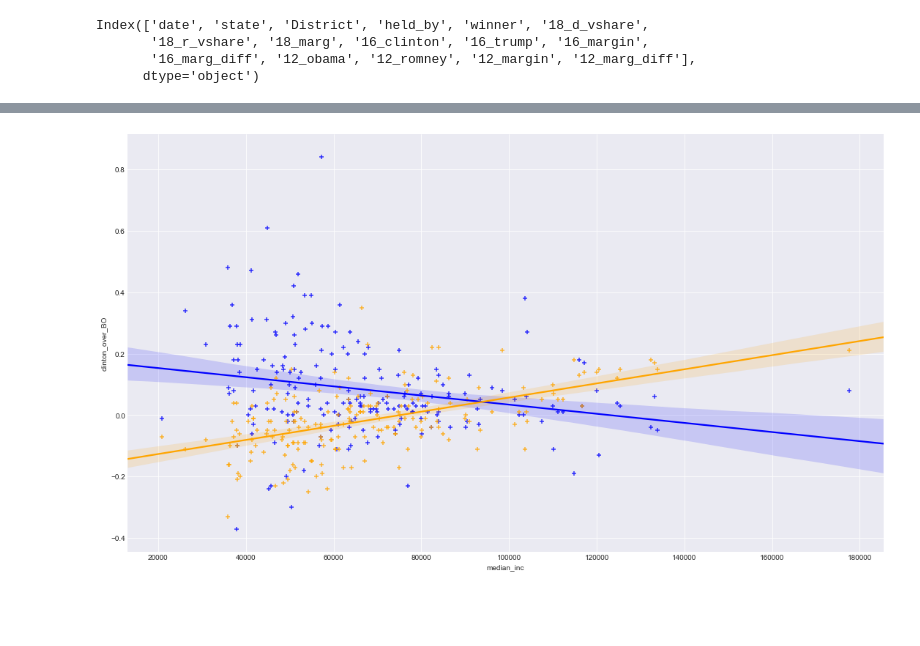
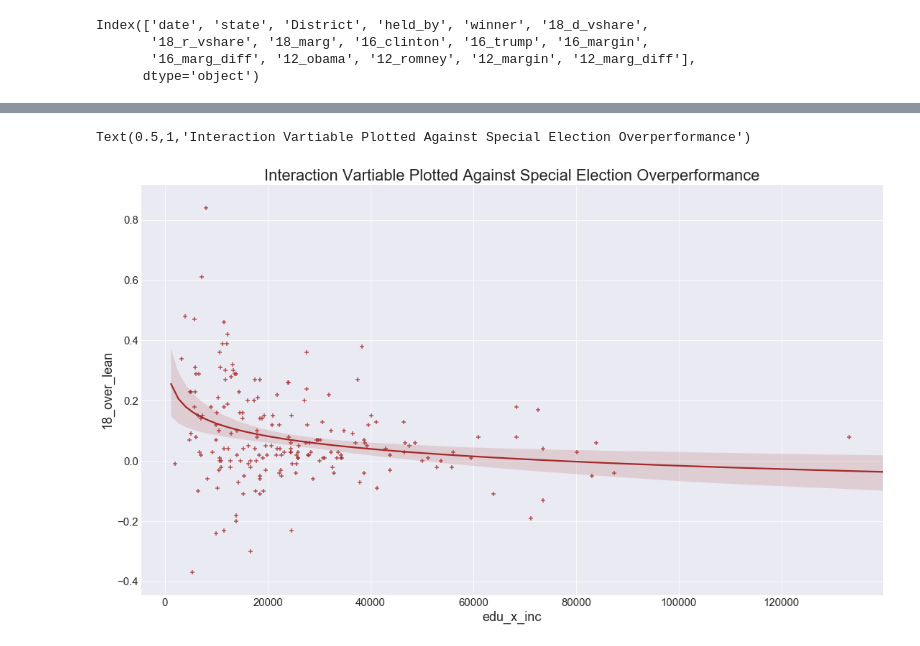
Before and after one commit to itlyons/Side_Projects, a Jupyter notebook: special_elections/dailykos_data.ipynb, the cells around one changed output, grey strips where cells are left out. Saved outputs shown, nothing was run; the diff lists cells and outputs as text; code cells hidden in the pictures; blank space fills up the shorter version.

```diff
--- a/special_elections/dailykos_data.ipynb
+++ b/special_elections/dailykos_data.ipynb
@@ -7,6 +7,19 @@ import matplotlib
 import matplotlib.pyplot as plt
 import numpy as np
 %matplotlib inline
+# %%
+# Borrowed from stack exchange.
+SMALL_SIZE = 15
+MEDIUM_SIZE = 18
+BIGGER_SIZE = 22
+
+plt.rc('font', size=SMALL_SIZE)          # controls default text sizes
+plt.rc('axes', titlesize=SMALL_SIZE)     # fontsize of the axes title
+plt.rc('axes', labelsize=MEDIUM_SIZE)    # fontsize of the x and y labels
+plt.rc('xtick', labelsize=SMALL_SIZE)    # fontsize of the tick labels
+plt.rc('ytick', labelsize=SMALL_SIZE)    # fontsize of the tick labels
+plt.rc('legend', fontsize=SMALL_SIZE)    # legend fontsize
+plt.rc('figure', titlesize=BIGGER_SIZE)  # fontsize of the figure title
 # %%
 ls ../data
 # %% [output]
@@ -41,6 +71,13 @@ df538.head()
 # %%
+# Fix typo in 538 dataframe
+df538['District'] = df538['istrict']
+df538.drop('istrict', inplace=True, axis=1)
+
+# To datetime
 dfkos['date']=pd.to_datetime(dfkos['date'], infer_datetime_format=True)
 df538['date']=pd.to_datetime(df538['date'], infer_datetime_format=True)
+
+# Create an interaction variable to play with. Education level * income
 df538['edu_x_inc'] = df538['%_bach_degree']*df538['median_inc']
 df538.head()
 # %% [output]
@@ -95,7 +183,9 @@ sns.heatmap(df538.corr())
 # %%
-sns.regplot(x='median_inc', y='18_over_lean', data=df538, color='b', scatter=True, marker='+', order=1)
-sns.regplot(x='median_inc', y='clinton_over_BO', data=df538, color='orange', scatter=True, marker='+', order=1)
+sns.regplot(x='edu_x_inc', y='18_over_lean', data=df538, color='brown', scatter=True,
+            marker='+', order=1, logx=True)
 fig = matplotlib.pyplot.gcf()
 fig.set_size_inches(18.5, 10.5)
+plt.title("Interaction Vartiable Plotted Against Special Election Overperformance", fontsize=22)
 # %% [output]
+Text(0.5,1,'Interaction Vartiable Plotted Against Special Election Overperformance')
-[figure, old version]
+[figure, new version]
```
Also changed, not shown: parts of 24 cells of this notebook.
